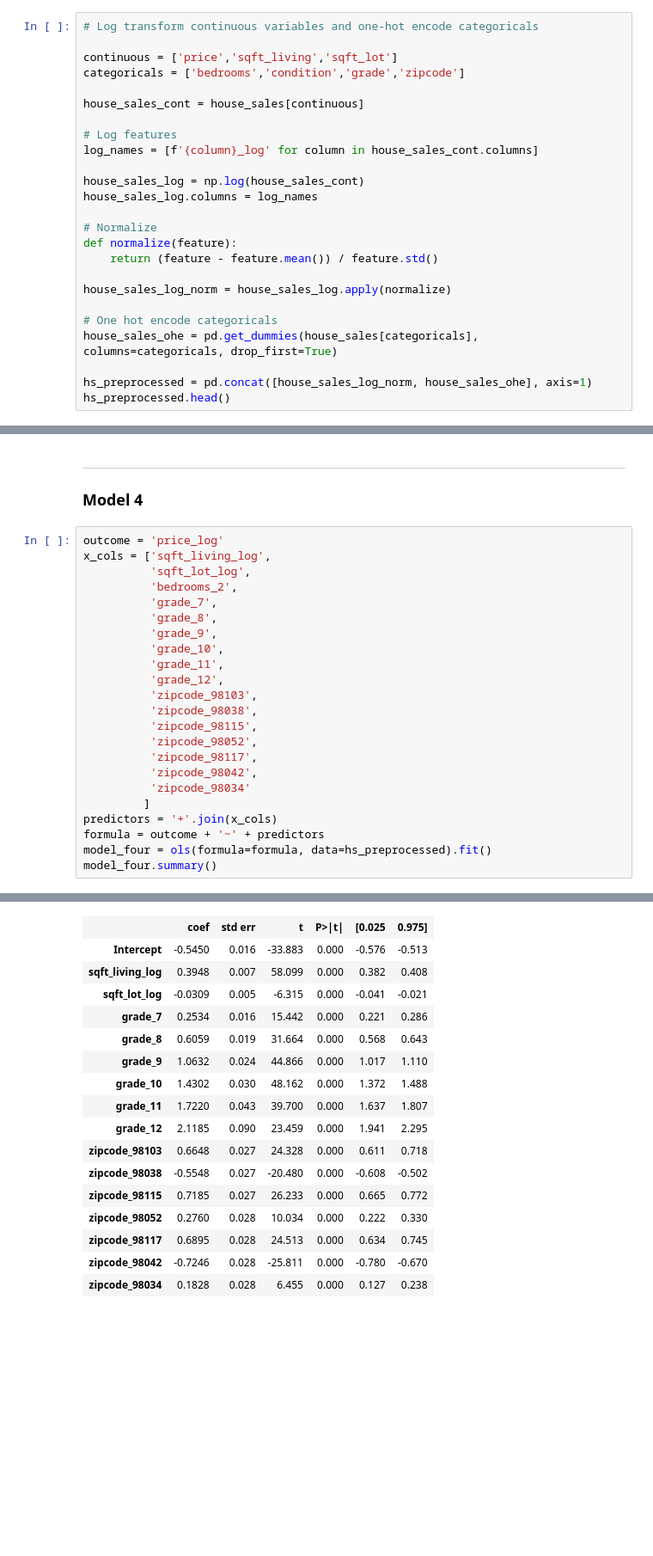
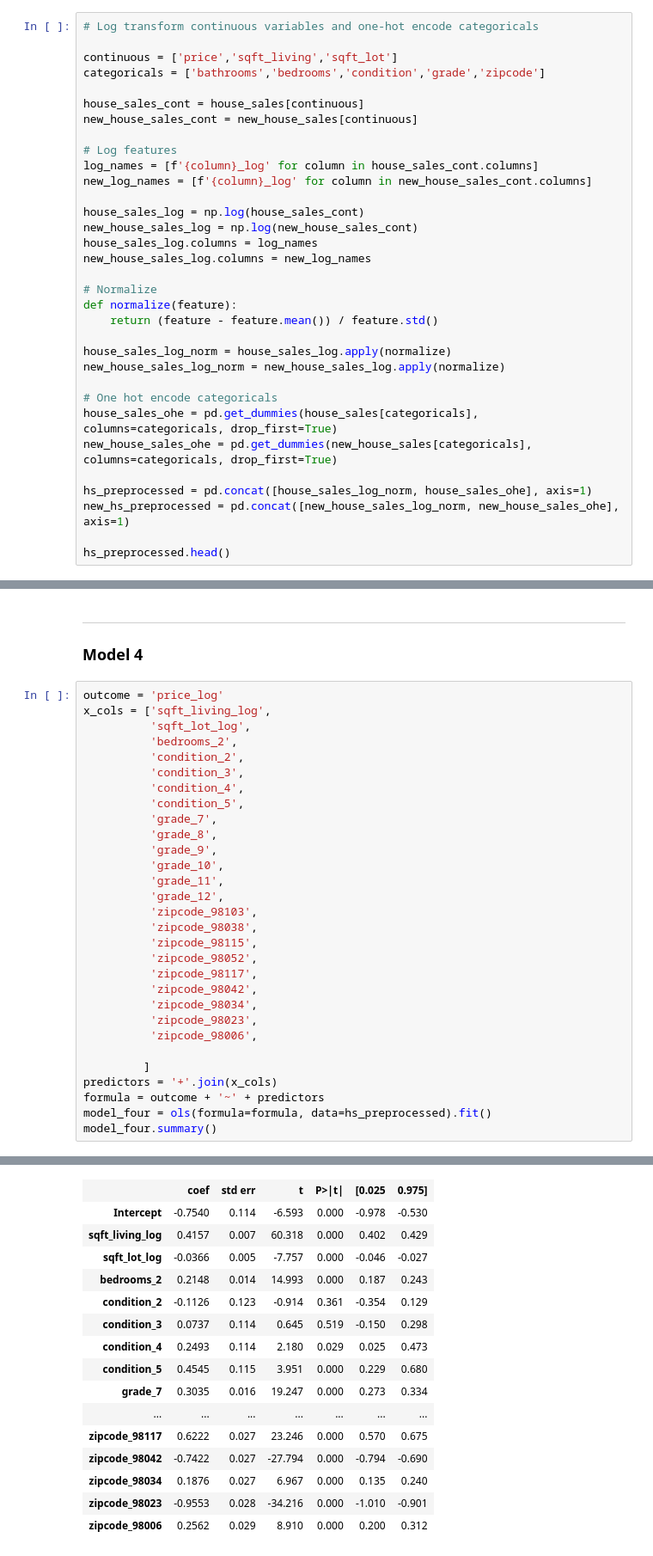
Before and after one commit to toopster/dsc-mod-2-project-v2-1-online-ds-sp-000, a Jupyter notebook: index.ipynb, the cells around one changed output, grey strips where cells are left out. Shown at 86% size. Cells and saved outputs as stored; diff of their text form; blank space fills up the shorter version.

```diff
--- a/index.ipynb
+++ b/index.ipynb
@@ -505,25 +526,33 @@ At the same time, we'll pre-flight the categorical variables so that they are re
 # Log transform continuous variables and one-hot encode categoricals
 
 continuous = ['price','sqft_living','sqft_lot']
-categoricals = ['bedrooms','condition','grade','zipcode']
+categoricals = ['bathrooms','bedrooms','condition','grade','zipcode']
 
 house_sales_cont = house_sales[continuous]
+new_house_sales_cont = new_house_sales[continuous]
 
 # Log features
 log_names = [f'{column}_log' for column in house_sales_cont.columns]
+new_log_names = [f'{column}_log' for column in new_house_sales_cont.columns]
 
 house_sales_log = np.log(house_sales_cont)
+new_house_sales_log = np.log(new_house_sales_cont)
 house_sales_log.columns = log_names
+new_house_sales_log.columns = new_log_names
 
 # Normalize
 def normalize(feature):
     return (feature - feature.mean()) / feature.std()
 
 house_sales_log_norm = house_sales_log.apply(normalize)
+new_house_sales_log_norm = new_house_sales_log.apply(normalize)
 
 # One hot encode categoricals
 house_sales_ohe = pd.get_dummies(house_sales[categoricals], columns=categoricals, drop_first=True)
+new_house_sales_ohe = pd.get_dummies(new_house_sales[categoricals], columns=categoricals, drop_first=True)
 
 hs_preprocessed = pd.concat([house_sales_log_norm, house_sales_ohe], axis=1)
+new_hs_preprocessed = pd.concat([new_house_sales_log_norm, new_house_sales_ohe], axis=1)
+
 hs_preprocessed.head()
 # %% [output]
@@ -638,6 +665,10 @@ outcome = 'price_log'
 x_cols = ['sqft_living_log',
           'sqft_lot_log',
           'bedrooms_2',
+          'condition_2',
+          'condition_3',
+          'condition_4',
+          'condition_5',
           'grade_7',
           'grade_8',
           'grade_9',
@@ -650,7 +681,10 @@ x_cols = ['sqft_living_log',
           'zipcode_98052',
           'zipcode_98117',
           'zipcode_98042',
-          'zipcode_98034'
+          'zipcode_98034',
+          'zipcode_98023',
+          'zipcode_98006',
+
          ]
 predictors = '+'.join(x_cols)
 formula = outcome + '~' + predictors
@@ -669,18 +703,17 @@ OLS Regression Results
 | Covariance Type: | nonrobust |  |  |
 |  | coef | std err | t | P>|t| | [0.025 | 0.975] |
-| Intercept | -0.5450 | 0.016 | -33.883 | 0.000 | -0.576 | -0.513 |
-| sqft_living_log | 0.3948 | 0.007 | 58.099 | 0.000 | 0.382 | 0.408 |
-| sqft_lot_log | -0.0309 | 0.005 | -6.315 | 0.000 | -0.041 | -0.021 |
-| grade_7 | 0.2534 | 0.016 | 15.442 | 0.000 | 0.221 | 0.286 |
-| grade_8 | 0.6059 | 0.019 | 31.664 | 0.000 | 0.568 | 0.643 |
-| grade_9 | 1.0632 | 0.024 | 44.866 | 0.000 | 1.017 | 1.110 |
-| grade_10 | 1.4302 | 0.030 | 48.162 | 0.000 | 1.372 | 1.488 |
-| grade_11 | 1.7220 | 0.043 | 39.700 | 0.000 | 1.637 | 1.807 |
-| grade_12 | 2.1185 | 0.090 | 23.459 | 0.000 | 1.941 | 2.295 |
-| zipcode_98103 | 0.6648 | 0.027 | 24.328 | 0.000 | 0.611 | 0.718 |
-| zipcode_98038 | -0.5548 | 0.027 | -20.480 | 0.000 | -0.608 | -0.502 |
-| zipcode_98115 | 0.7185 | 0.027 | 26.233 | 0.000 | 0.665 | 0.772 |
-| zipcode_98052 | 0.2760 | 0.028 | 10.034 | 0.000 | 0.222 | 0.330 |
-| zipcode_98117 | 0.6895 | 0.028 | 24.513 | 0.000 | 0.634 | 0.745 |
-| zipcode_98042 | -0.7246 | 0.028 | -25.811 | 0.000 | -0.780 | -0.670 |
-| zipcode_98034 | 0.1828 | 0.028 | 6.455 | 0.000 | 0.127 | 0.238 |
+| Intercept | -0.7540 | 0.114 | -6.593 | 0.000 | -0.978 | -0.530 |
+| sqft_living_log | 0.4157 | 0.007 | 60.318 | 0.000 | 0.402 | 0.429 |
+| sqft_lot_log | -0.0366 | 0.005 | -7.757 | 0.000 | -0.046 | -0.027 |
+| bedrooms_2 | 0.2148 | 0.014 | 14.993 | 0.000 | 0.187 | 0.243 |
+| condition_2 | -0.1126 | 0.123 | -0.914 | 0.361 | -0.354 | 0.129 |
+| condition_3 | 0.0737 | 0.114 | 0.645 | 0.519 | -0.150 | 0.298 |
+| condition_4 | 0.2493 | 0.114 | 2.180 | 0.029 | 0.025 | 0.473 |
+| condition_5 | 0.4545 | 0.115 | 3.951 | 0.000 | 0.229 | 0.680 |
+| grade_7 | 0.3035 | 0.016 | 19.247 | 0.000 | 0.273 | 0.334 |
+| ... | ... | ... | ... | ... | ... | ... |
+| zipcode_98117 | 0.6222 | 0.027 | 23.246 | 0.000 | 0.570 | 0.675 |
+| zipcode_98042 | -0.7422 | 0.027 | -27.794 | 0.000 | -0.794 | -0.690 |
+| zipcode_98034 | 0.1876 | 0.027 | 6.967 | 0.000 | 0.135 | 0.240 |
+| zipcode_98023 | -0.9553 | 0.028 | -34.216 | 0.000 | -1.010 | -0.901 |
+| zipcode_98006 | 0.2562 | 0.029 | 8.910 | 0.000 | 0.200 | 0.312 |
```
Also changed, not shown: parts of 16 cells of this notebook.
